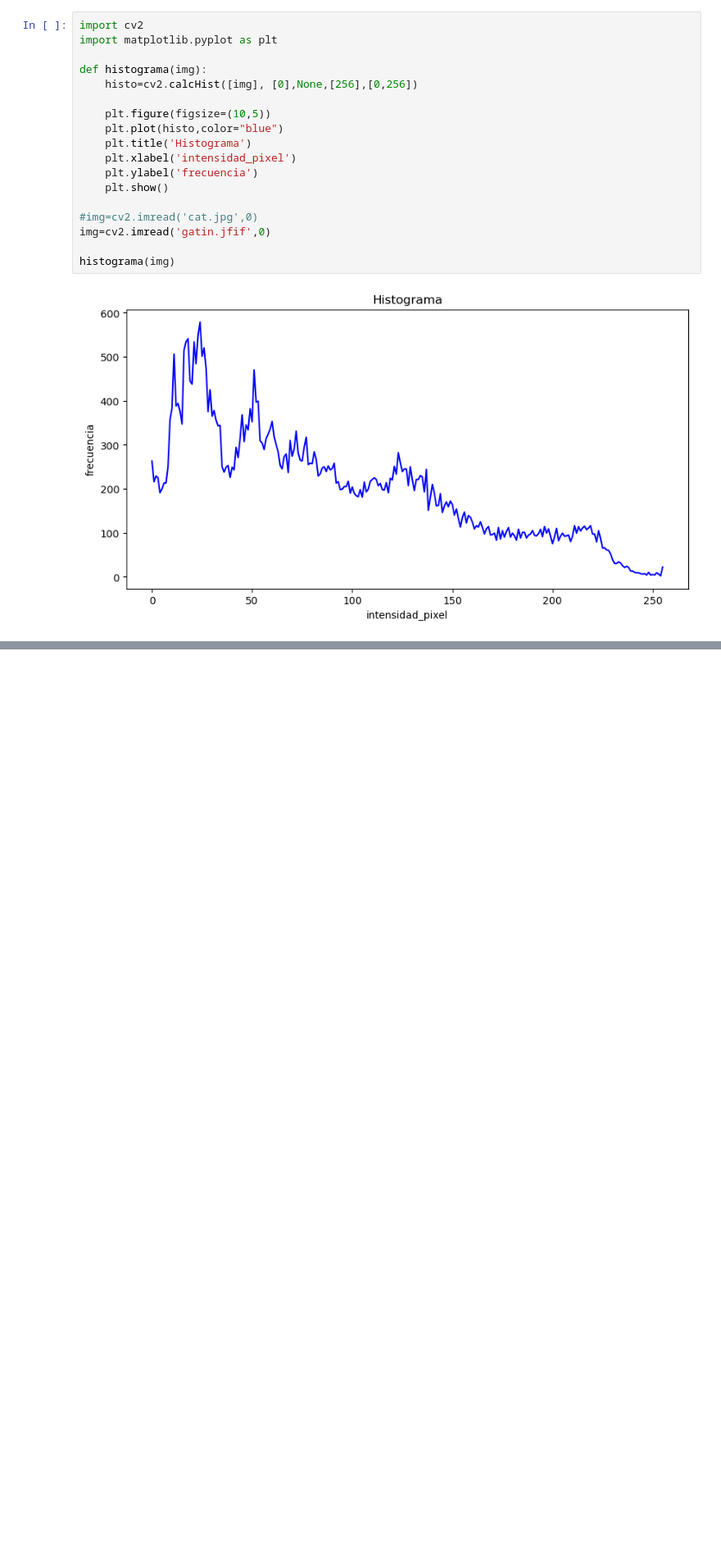
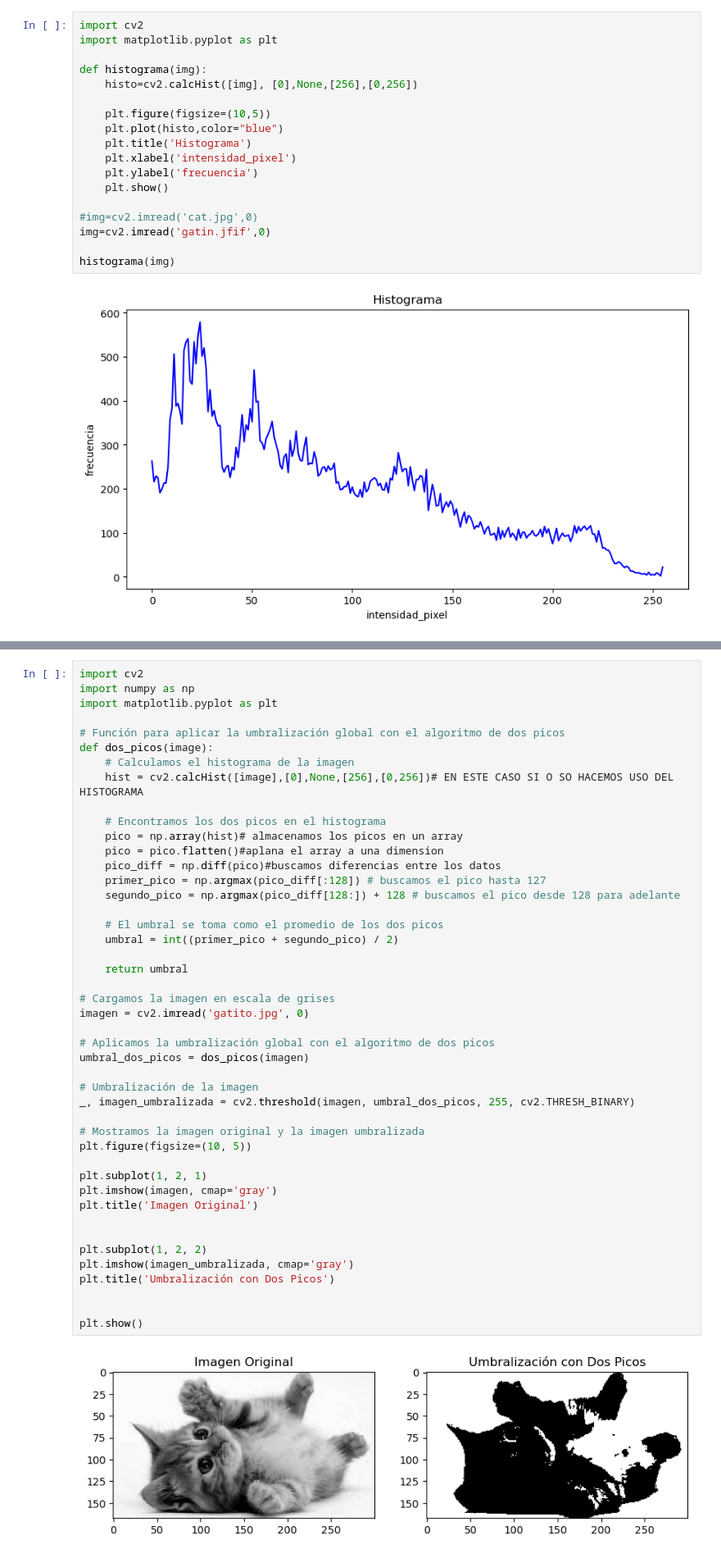
Before and after one commit to GuerreroT/clase1, a Jupyter notebook: actividadDeLaboratorio.ipynb, the cells around one changed output, grey strips where cells are left out. Shown at 82% size. Cells and saved outputs as stored; diff of their text form; blank space fills up the shorter version.

```diff
--- a/actividadDeLaboratorio.ipynb
+++ b/actividadDeLaboratorio.ipynb
@@ -77,0 +164,47 @@ histograma(img)
+# %%
+import cv2
+import numpy as np
+import matplotlib.pyplot as plt
+
+# Función para aplicar la umbralización global con el algoritmo de dos picos
+def dos_picos(image):
+    # Calculamos el histograma de la imagen
+    hist = cv2.calcHist([image],[0],None,[256],[0,256])# EN ESTE CASO SI O SO HACEMOS USO DEL HISTOGRAMA
+
+    # Encontramos los dos picos en el histograma
+    pico = np.array(hist)# almacenamos los picos en un array
+    pico = pico.flatten()#aplana el array a una dimension
+    pico_diff = np.diff(pico)#buscamos diferencias entre los datos
+    primer_pico = np.argmax(pico_diff[:128]) # buscamos el pico hasta 127
+    segundo_pico = np.argmax(pico_diff[128:]) + 128 # buscamos el pico desde 128 para adelante
+
+    # El umbral se toma como el promedio de los dos picos
+    umbral = int((primer_pico + segundo_pico) / 2)
+
+    return umbral
+
+# Cargamos la imagen en escala de grises
+imagen = cv2.imread('gatito.jpg', 0)
+
+# Aplicamos la umbralización global con el algoritmo de dos picos
+umbral_dos_picos = dos_picos(imagen)
+
+# Umbralización de la imagen
+_, imagen_umbralizada = cv2.threshold(imagen, umbral_dos_picos, 255, cv2.THRESH_BINARY)
+
+# Mostramos la imagen original y la imagen umbralizada
+plt.figure(figsize=(10, 5))
+
+plt.subplot(1, 2, 1)
+plt.imshow(imagen, cmap='gray')
+plt.title('Imagen Original')
+
+
+plt.subplot(1, 2, 2)
+plt.imshow(imagen_umbralizada, cmap='gray')
+plt.title('Umbralización con Dos Picos')
+
+
+plt.show()
+# %% [output]
+[figure, added]
```
Also changed, not shown: parts of 6 cells of this notebook, 6 other files.
